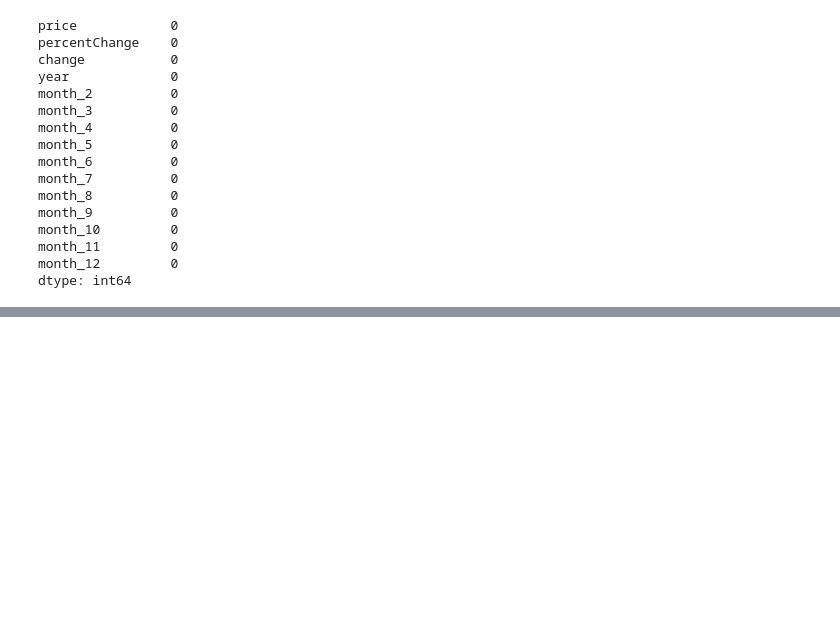
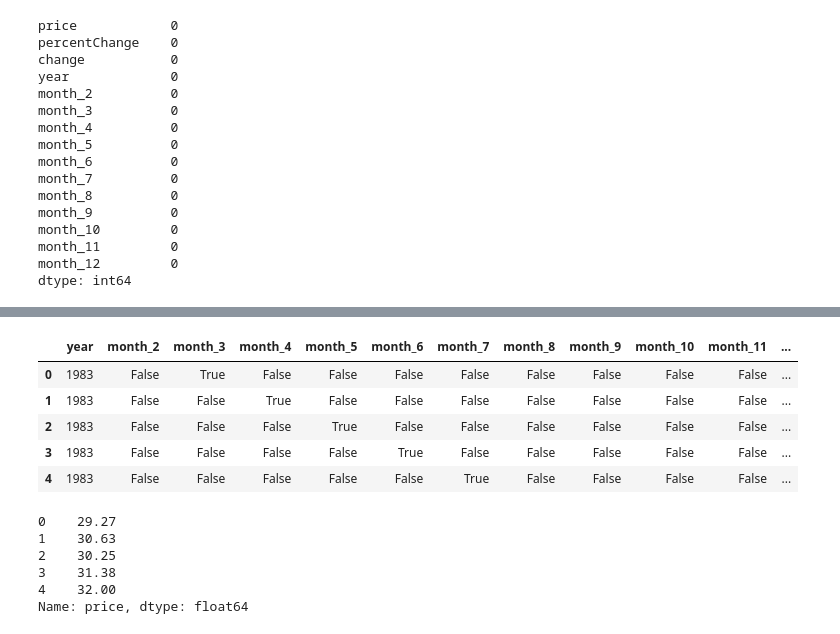
Before and after one commit to lakindu1234/Crude-Oil-Prediction-Project, a Jupyter notebook: Model/Main.ipynb, the cells around one changed output, grey strips where cells are left out. Saved outputs shown, nothing was run; the diff lists cells and outputs as text; code cells hidden in the pictures; blank space fills up the shorter version.

```diff
--- a/Model/Main.ipynb
+++ b/Model/Main.ipynb
@@ -208,0 +229,18 @@ y = df['price']                # target = price
+# %%
+x.head()
+# %% [output]
+|  | year | month_2 | month_3 | month_4 | month_5 | month_6 | month_7 | month_8 | month_9 | month_10 | month_11 | ... |
+| 0 | 1983 | False | True | False | False | False | False | False | False | False | False | ... |
+| 1 | 1983 | False | False | True | False | False | False | False | False | False | False | ... |
+| 2 | 1983 | False | False | False | True | False | False | False | False | False | False | ... |
+| 3 | 1983 | False | False | False | False | True | False | False | False | False | False | ... |
+| 4 | 1983 | False | False | False | False | False | True | False | False | False | False | ... |
+# %%
+y.head()
+# %% [output]
+0    29.27
+1    30.63
+2    30.25
+3    31.38
+4    32.00
+Name: price, dtype: float64
```
Also changed, not shown: parts of 2 cells of this notebook.
